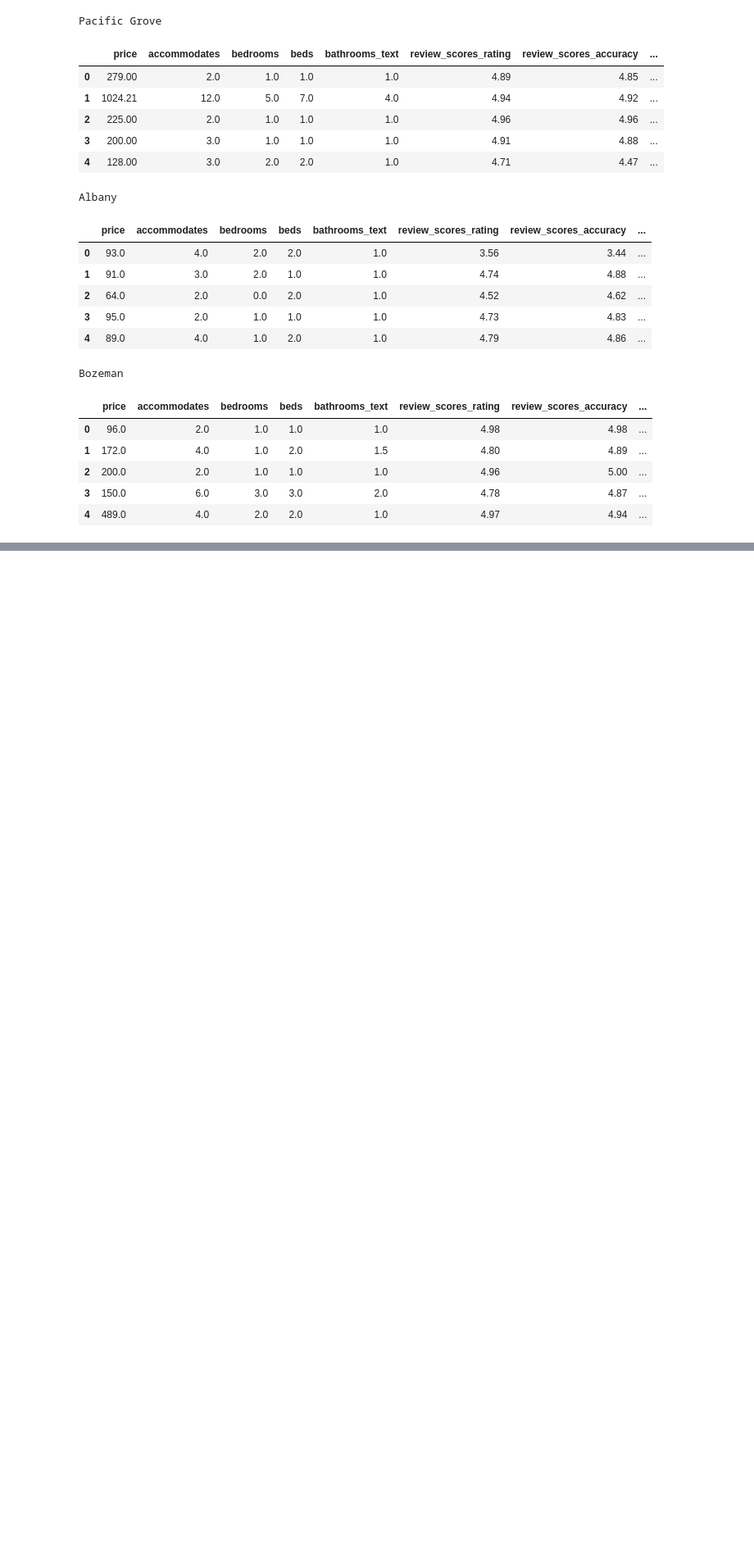
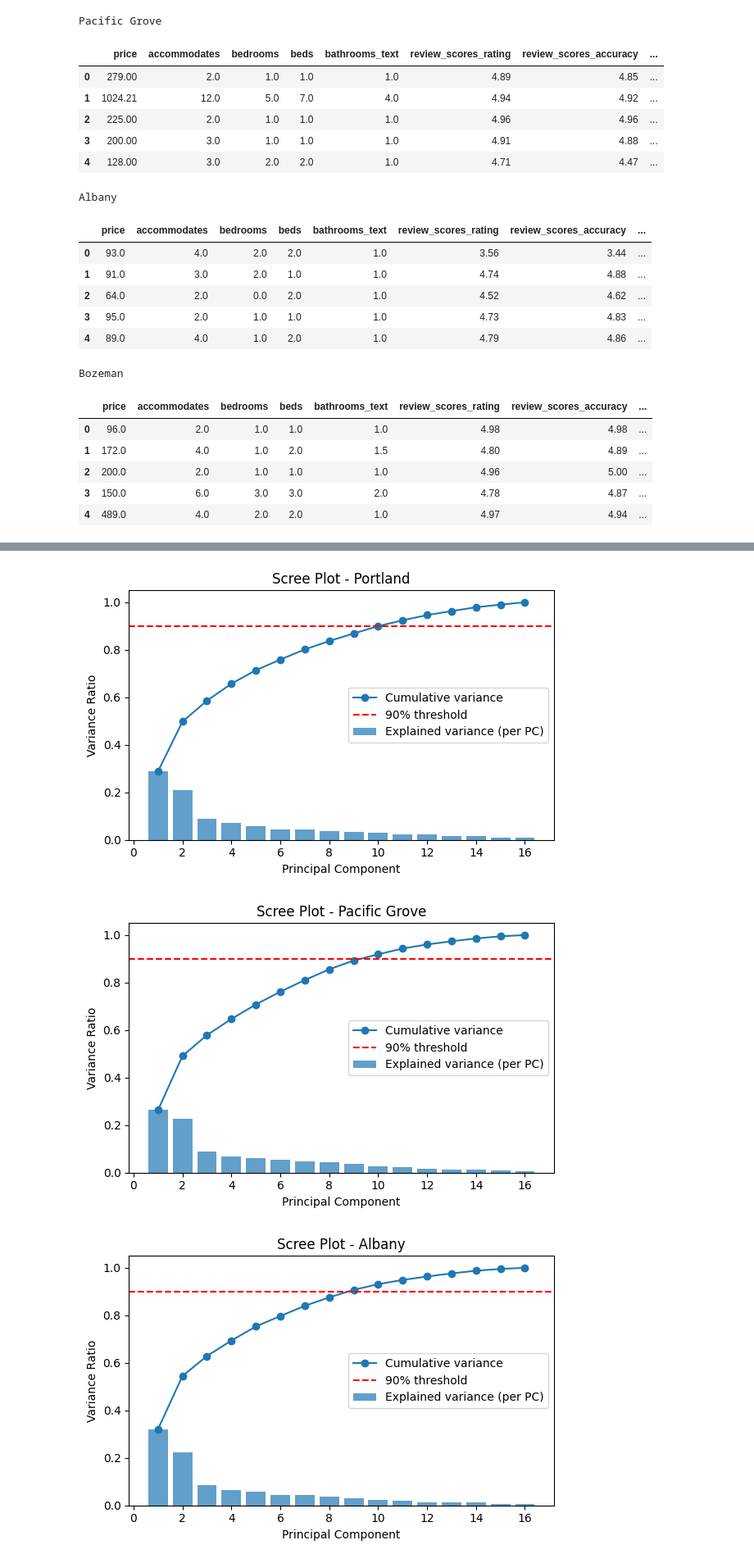
Before and after one commit to aryaa-deshpande/Multi-City-Airbnb-Market-Analysis, a Jupyter notebook: Deshpande_AryaaParesh_takehome.ipynb, the cells around one changed output, grey strips where cells are left out. Shown: that part at 82% size. Cells and saved outputs as stored; diff of their text form; code cells hidden in the pictures; blank space fills up the shorter version.

```diff
--- a/Deshpande_AryaaParesh_takehome.ipynb
+++ b/Deshpande_AryaaParesh_takehome.ipynb
@@ -175,0 +215,6 @@ Bozeman
+# %%
+pca_results = {}
+
+for city, X_scaled in city_scaled.items():
+    results = run_pca_for_city(X_scaled, city)
+    pca_results[city] = results
@@ -175,0 +239,27 @@ Bozeman
+# %%
+def plot_scree(city_name, explained_var, cumulative_explained_var):
+    n_components = len(explained_var)
+    xs = np.arange(1, n_components + 1)
+
+    plt.figure(figsize=(6, 4))
+
+    # bar for individual variance
+    plt.bar(xs, explained_var, alpha=0.7, label="Explained variance (per PC)")
+
+    # line for cumulative variance
+    plt.plot(xs, cumulative_explained_var, marker="o", label="Cumulative variance")
+
+    plt.axhline(0.9, color="red", linestyle="--", label="90% threshold")
+    plt.xlabel("Principal Component")
+    plt.ylabel("Variance Ratio")
+    plt.title(f"Scree Plot - {city_name}")
+    plt.legend()
+    plt.tight_layout()
+    plt.show()
+# %%
+for city, res in pca_results.items():
+    plot_scree(city, res["explained_var"], res["cumulative_explained_var"])
+# %% [output]
+[figure, added]
+[figure, added]
+[figure, added]
```
Also changed, not shown: parts of 14 cells of this notebook.
